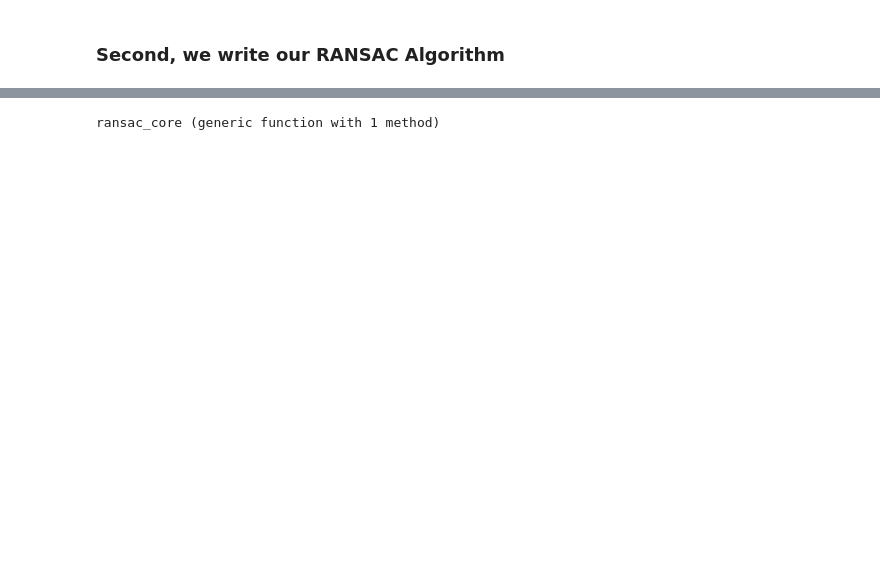
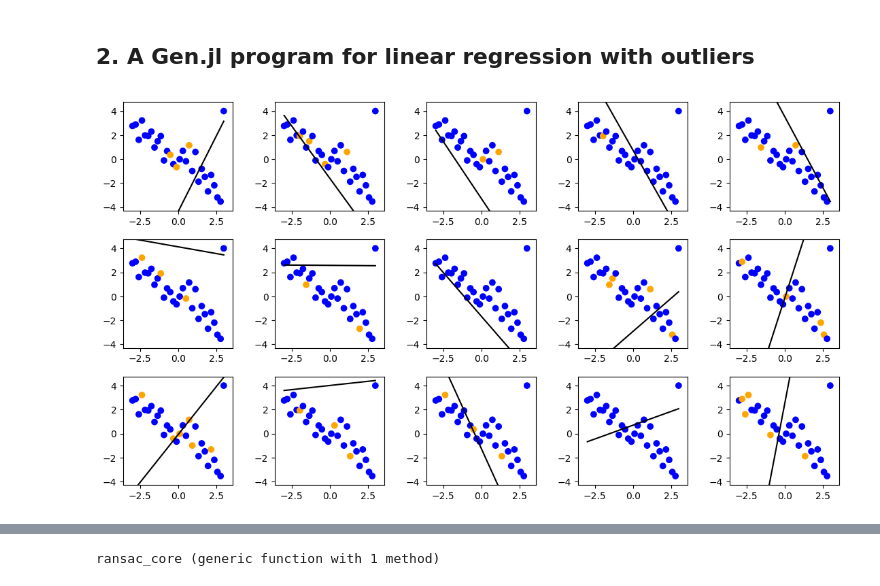
Before and after one commit to probcomp/GenExperimental.jl, a Jupyter notebook: examples/ransac/RANSAC_Notebook.ipynb, the cells around one changed output, grey strips where cells are left out. Cells and saved outputs as stored; diff of their text form; code cells hidden in the pictures; blank space fills up the shorter version.

```diff
--- a/examples/ransac/RANSAC_Notebook.ipynb
+++ b/examples/ransac/RANSAC_Notebook.ipynb
@@ -79,2 +24,61 @@ LoadError: UndefVarError: RansacParams not defined
-# %% [markdown]
-### Second, we write our RANSAC Algorithm
+# %% [markdown]
+## 2. A Gen.jl program for linear regression with outliers
+# %%
+# Linear regression probabilistic model
+function linear_regression_outliers(T::Trace, xs::Array{Float64,1})
+    inlier_noise = gamma(1., 1.) ~ "inlier_noise"
+    outlier_noise = 10.0
+    prob_outlier = 0.1
+    slope = normal(0.0, 2.0) ~ "slope"
+    intercept = normal(0.0, 2.0) ~ "intercept"
+    ys = Array{Float64, 1}(length(xs))
+    for i=1:length(xs)
+        y_mean = intercept + slope * xs[i]
+        noise = (flip(prob_outlier) ~ "o$i") ? outlier_noise : inlier_noise
+        ys[i] = normal(y_mean, noise) ~ "y$i"
+    end
+end
+
+# Plotting helper function
+function render_linreg_trace(trace::Trace, xs::Array{Float64,1})
+    ax = plt[:gca]()
+    n = length(xs)
+    ys = map((i) -> value(trace,"y$i"), 1:n)
+    outlier_statuses = map((i) -> value(trace,"o$i"), 1:n)
+    slope = value(trace, "slope")
+    intercept = value(trace, "intercept")
+    xmin, xmax = minimum(xs), maximum(xs)
+    xspan = xmax - xmin
+    ymin, ymax = minimum(ys), maximum(ys)
+    yspan = ymax - ymin
+    xlim = [xmin - 0.1 * xspan, xmax + 0.1 * xspan]
+    ylim = [ymin - 0.1 * yspan, ymax + 0.1 * yspan]
+    colors = map((i) -> outlier_statuses[i] ? "orange" : "blue", 1:n)
+    plt[:scatter](xs, ys, c=colors)
+    xs_line = [xmin, xmax]
+    ys_line = intercept + slope * [xmin, xmax]
+    plt[:plot](xs_line, ys_line, color="black")
+    ax[:set_xlim](xlim)
+    ax[:set_ylim](ylim)
+end
+
+plt[:figure](figsize=(11.3, 10))
+for i=1:15
+    plt[:subplot](5, 5, i)
+    ax = plt[:gca]()
+    xlim = [-2., 2.]
+    ylim = [-2., 2.]
+
+    trace = Trace()
+
+    for(i, y) in enumerate(ys)
+        constrain!(trace, "y$i", y)
+    end
+    #priors from the generative model
+    @generate(trace, linear_regression_outliers(xs))
+
+    render_linreg_trace(trace, xs)
+end
+plt[:tight_layout]()
+# %% [output]
+[figure, added]
```
Also changed, not shown: parts of 40 cells of this notebook.
